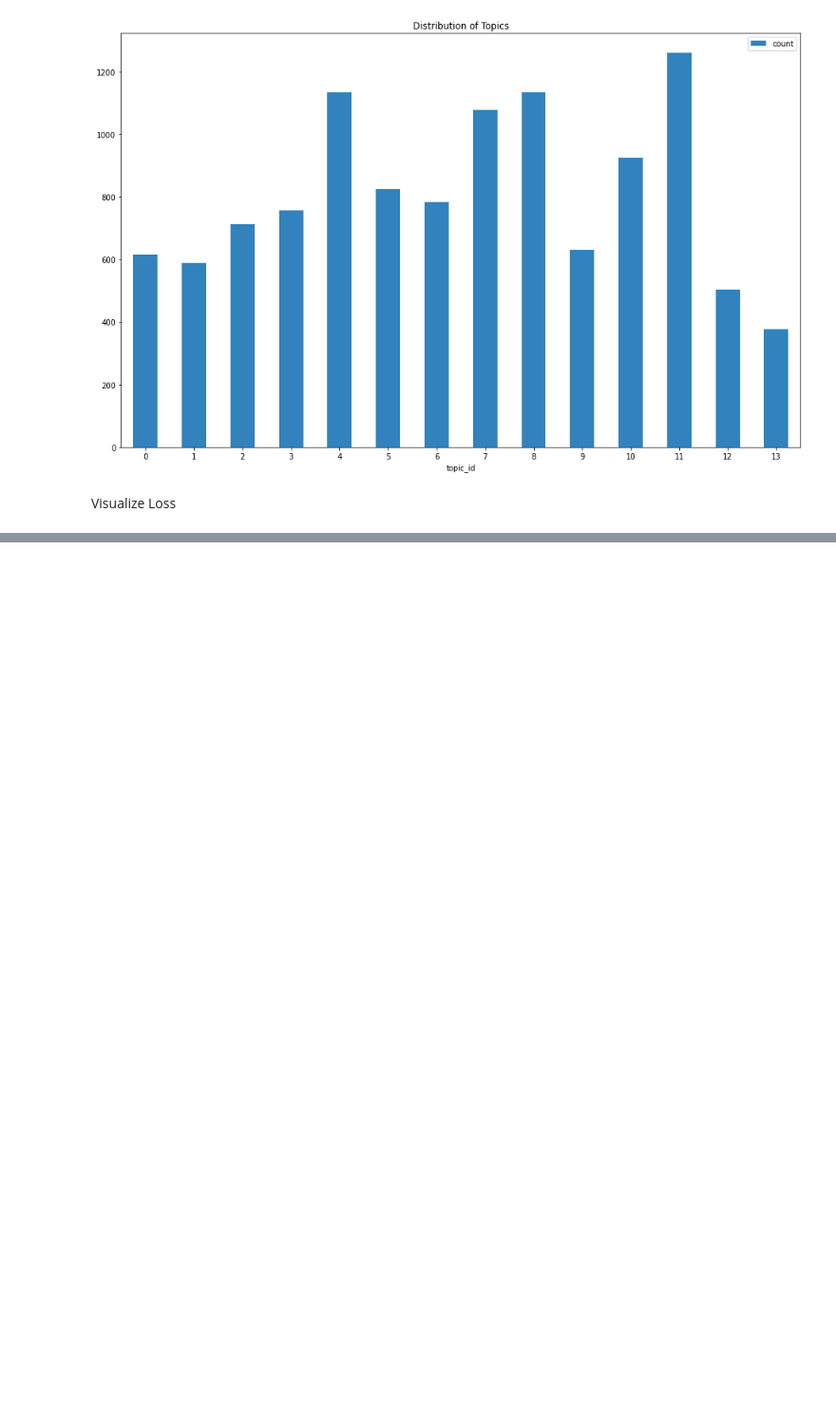
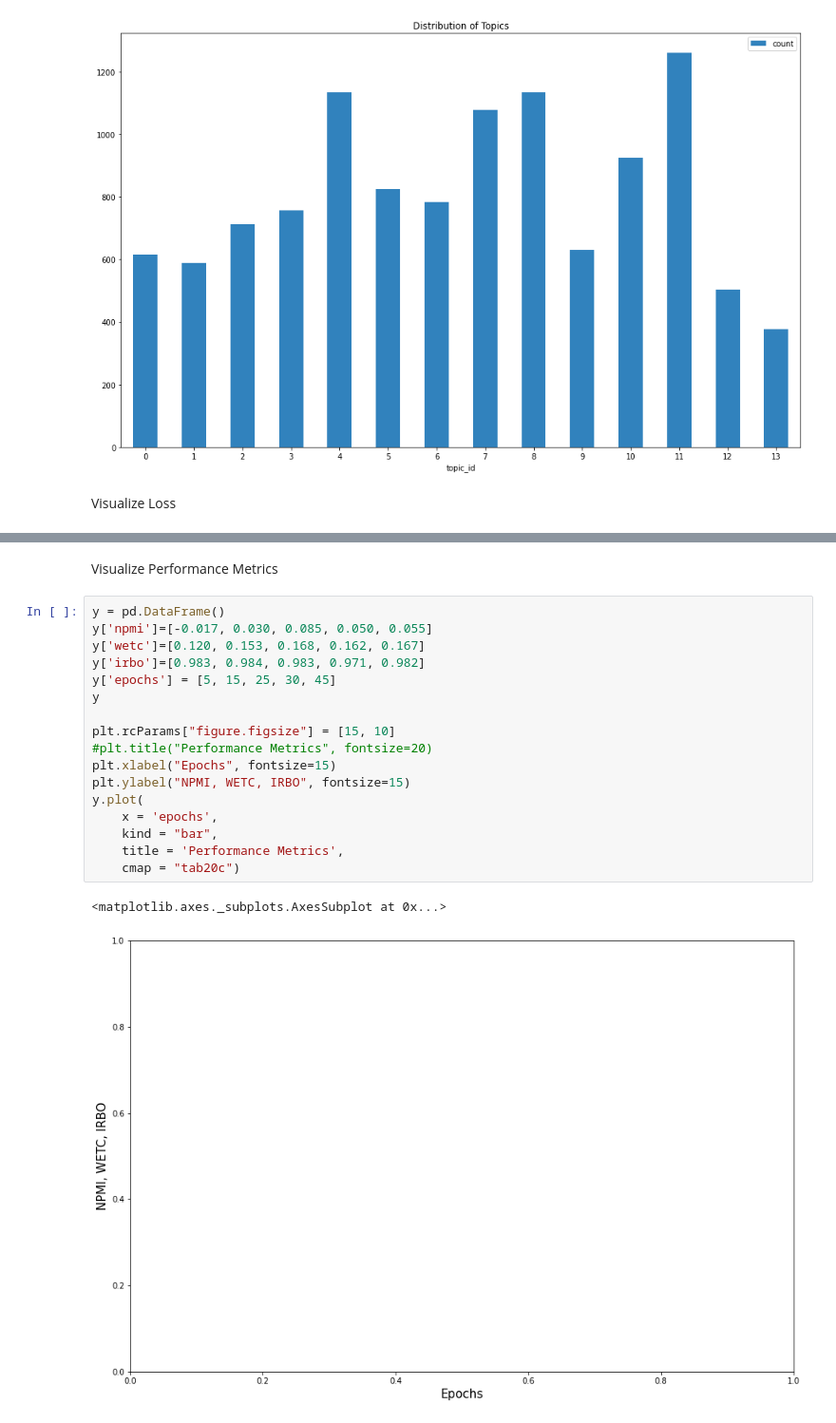
Before and after one commit to esnue/ThesisAllocationSystem, a Jupyter notebook: 4_Visualization.ipynb, the cells around one changed output, grey strips where cells are left out. Shown: that part at 95% size. Drawn from its saved outputs; the diff is of its cells as text; blank space fills up the shorter version.

Commit message:
tried to add performance metric vis

```diff
--- a/4_Visualization.ipynb
+++ b/4_Visualization.ipynb
@@ -269,3 +268,25 @@ plt.plot(epochs, loss)
 plt.show()
 # %% [output]
 [figure]
+# %% [markdown]
+Visualize Performance Metrics
+# %%
+y = pd.DataFrame()
+y['npmi']=[-0.017, 0.030, 0.085, 0.050, 0.055]
+y['wetc']=[0.120, 0.153, 0.168, 0.162, 0.167]
+y['irbo']=[0.983, 0.984, 0.983, 0.971, 0.982]
+y['epochs'] = [5, 15, 25, 30, 45]
+y
+
+plt.rcParams["figure.figsize"] = [15, 10]
+#plt.title("Performance Metrics", fontsize=20)
+plt.xlabel("Epochs", fontsize=15)
+plt.ylabel("NPMI, WETC, IRBO", fontsize=15)
+y.plot(
+    x = 'epochs',
+    kind = "bar",
+    title = 'Performance Metrics',
+    cmap = "tab20c")
+# %% [output]
+<matplotlib.axes._subplots.AxesSubplot at 0x...>
+[figure, added]
```
Also changed, not shown: parts of 3 cells of this notebook.
